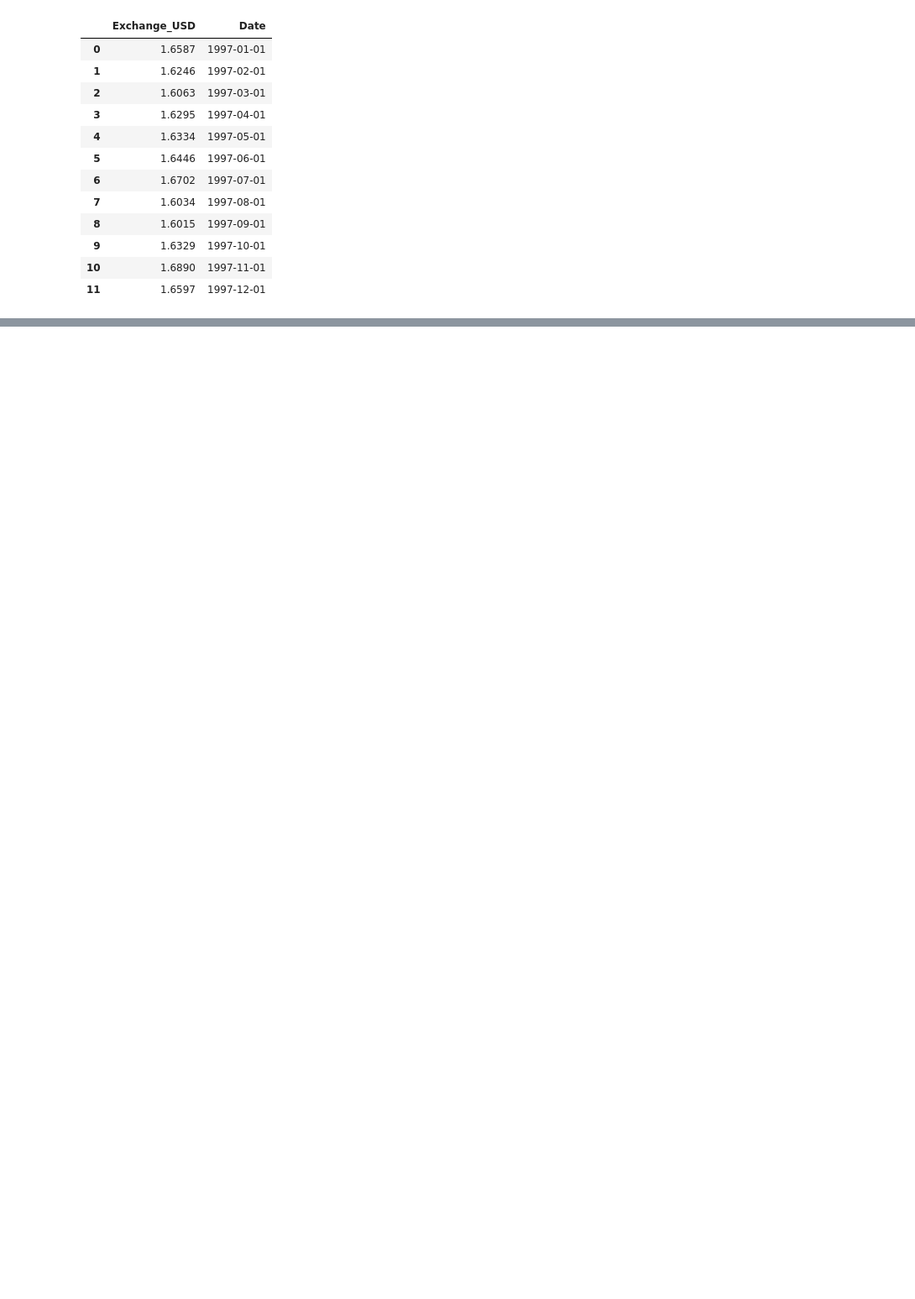
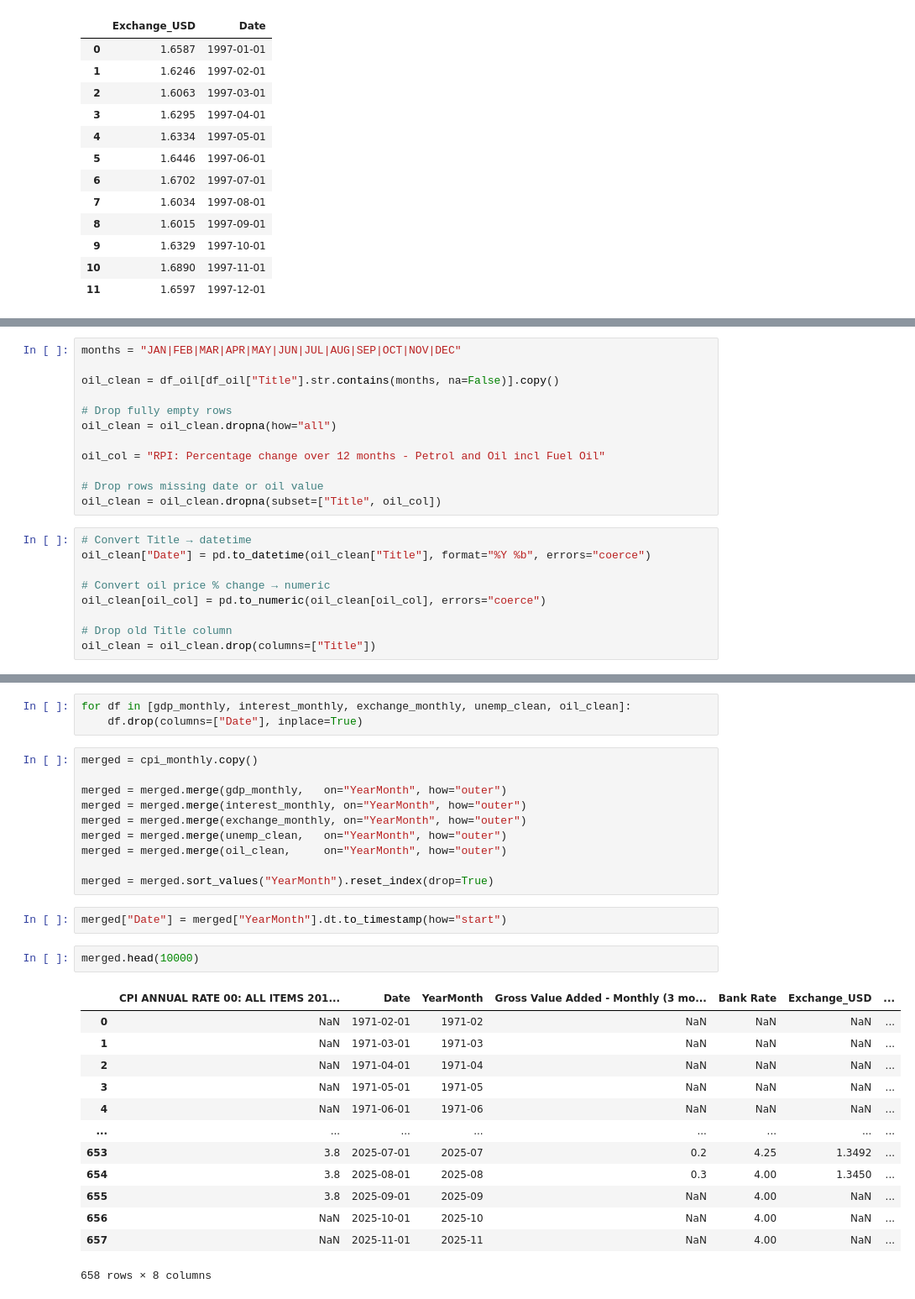
Before and after one commit to a238-khan/UK-inflation-forecasting-XAI, a Jupyter notebook: data/processed/Extract_clean.ipynb, the cells around one changed output, grey strips where cells are left out. Shown: that part at 84% size. Saved outputs shown, nothing was run; the diff lists cells and outputs as text; blank space fills up the shorter version.

```diff
--- a/data/processed/Extract_clean.ipynb
+++ b/data/processed/Extract_clean.ipynb
@@ -408,0 +500,21 @@ exchange_monthly.head(12)
+# %%
+months = "JAN|FEB|MAR|APR|MAY|JUN|JUL|AUG|SEP|OCT|NOV|DEC"
+
+oil_clean = df_oil[df_oil["Title"].str.contains(months, na=False)].copy()
+
+# Drop fully empty rows
+oil_clean = oil_clean.dropna(how="all")
+
+oil_col = "RPI: Percentage change over 12 months - Petrol and Oil incl Fuel Oil"
+
+# Drop rows missing date or oil value
+oil_clean = oil_clean.dropna(subset=["Title", oil_col])
+# %%
+# Convert Title → datetime
+oil_clean["Date"] = pd.to_datetime(oil_clean["Title"], format="%Y %b", errors="coerce")
+
+# Convert oil price % change → numeric
+oil_clean[oil_col] = pd.to_numeric(oil_clean[oil_col], errors="coerce")
+
+# Drop old Title column
+oil_clean = oil_clean.drop(columns=["Title"])
@@ -408,0 +628,31 @@ exchange_monthly.head(12)
+# %%
+for df in [gdp_monthly, interest_monthly, exchange_monthly, unemp_clean, oil_clean]:
+    df.drop(columns=["Date"], inplace=True)
+# %%
+merged = cpi_monthly.copy()
+
+merged = merged.merge(gdp_monthly,   on="YearMonth", how="outer")
+merged = merged.merge(interest_monthly, on="YearMonth", how="outer")
+merged = merged.merge(exchange_monthly, on="YearMonth", how="outer")
+merged = merged.merge(unemp_clean,   on="YearMonth", how="outer")
+merged = merged.merge(oil_clean,     on="YearMonth", how="outer")
+
+merged = merged.sort_values("YearMonth").reset_index(drop=True)
+# %%
+merged["Date"] = merged["YearMonth"].dt.to_timestamp(how="start")
+# %%
+merged.head(10000)
+# %% [output]
+|  | CPI ANNUAL RATE 00: ALL ITEMS 201... | Date | YearMonth | Gross Value Added - Monthly (3 mo... | Bank Rate | Exchange_USD | ... |
+| 0 | NaN | 1971-02-01 | 1971-02 | NaN | NaN | NaN | ... |
+| 1 | NaN | 1971-03-01 | 1971-03 | NaN | NaN | NaN | ... |
+| 2 | NaN | 1971-04-01 | 1971-04 | NaN | NaN | NaN | ... |
+| 3 | NaN | 1971-05-01 | 1971-05 | NaN | NaN | NaN | ... |
+| 4 | NaN | 1971-06-01 | 1971-06 | NaN | NaN | NaN | ... |
+| ... | ... | ... | ... | ... | ... | ... | ... |
+| 653 | 3.8 | 2025-07-01 | 2025-07 | 0.2 | 4.25 | 1.3492 | ... |
+| 654 | 3.8 | 2025-08-01 | 2025-08 | 0.3 | 4.00 | 1.3450 | ... |
+| 655 | 3.8 | 2025-09-01 | 2025-09 | NaN | 4.00 | NaN | ... |
+| 656 | NaN | 2025-10-01 | 2025-10 | NaN | 4.00 | NaN | ... |
+| 657 | NaN | 2025-11-01 | 2025-11 | NaN | 4.00 | NaN | ... |
+658 rows × 8 columns
```
Also changed, not shown: parts of 14 cells of this notebook, 1 other file.
